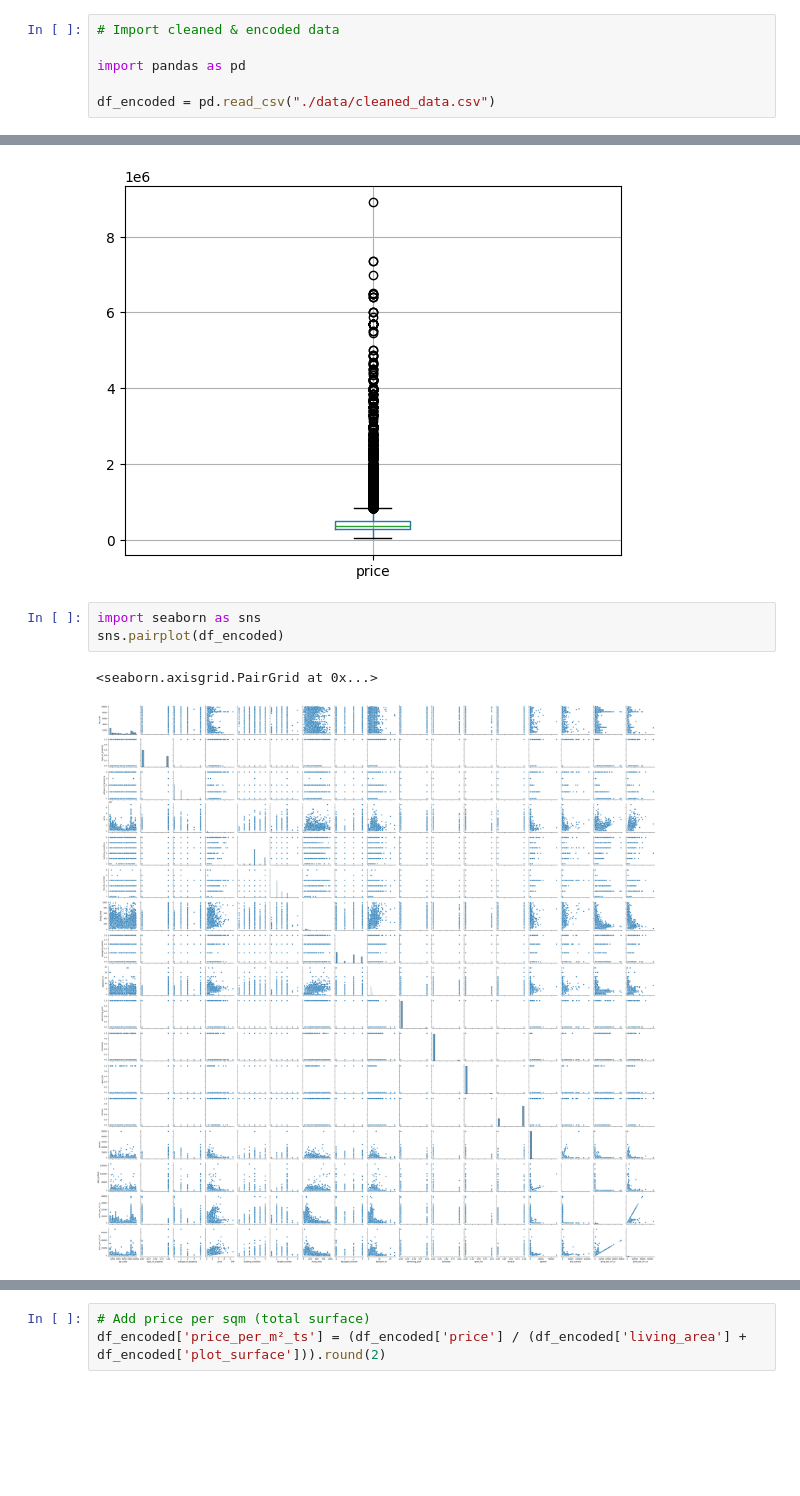
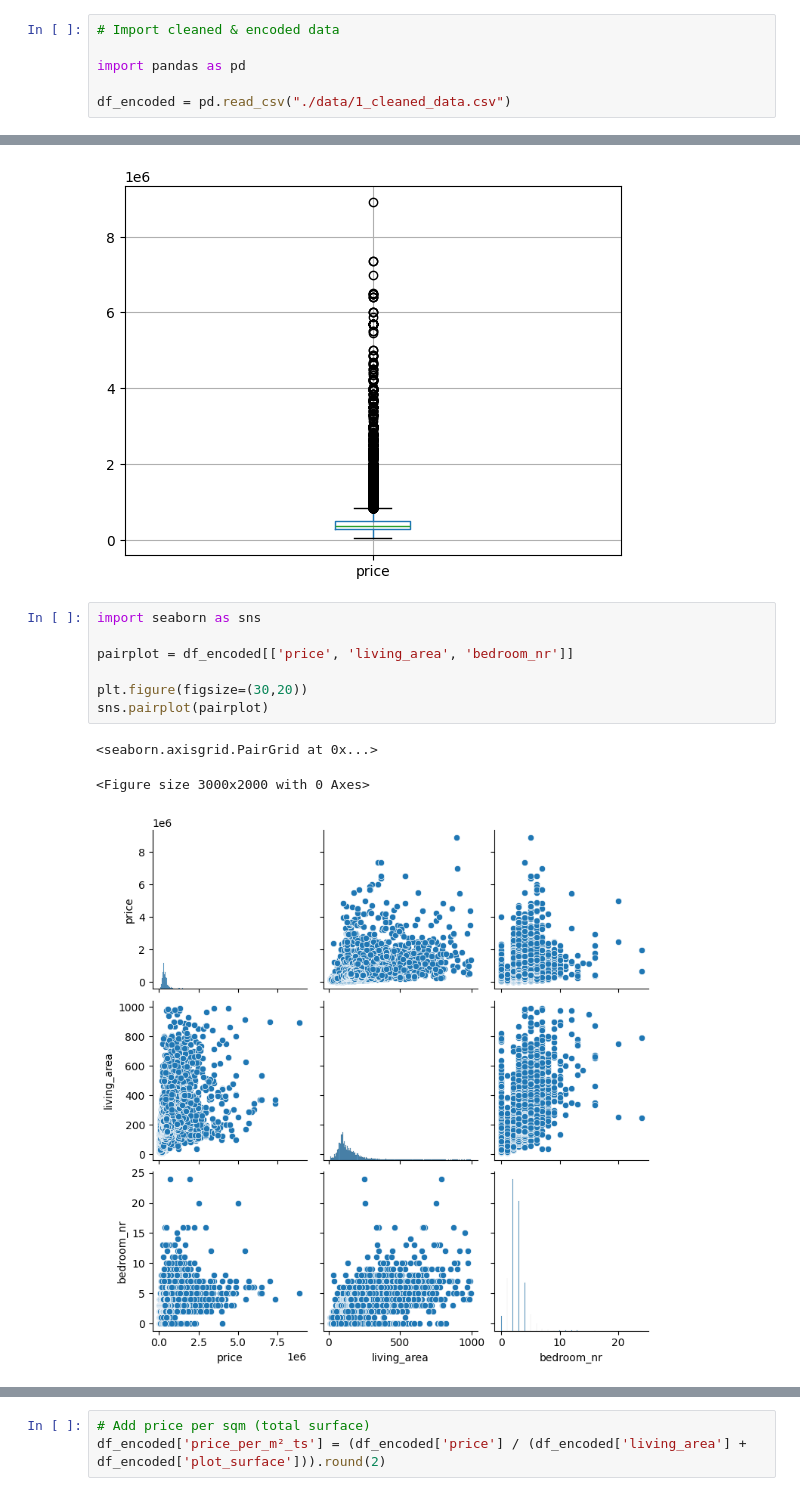
Before and after one commit to Miriam-Stoehr/challenge-regression, a Jupyter notebook: 2-feature-engineering.ipynb, the cells around one changed output, grey strips where cells are left out. Cells and saved outputs as stored; diff of their text form; blank space fills up the shorter version.

```diff
--- a/2-feature-engineering.ipynb
+++ b/2-feature-engineering.ipynb
@@ -7,7 +7,7 @@
 
 import pandas as pd
 
-df_encoded = pd.read_csv("./data/cleaned_data.csv")
+df_encoded = pd.read_csv("./data/1_cleaned_data.csv")
 # %%
 df_encoded.columns
 # %% [output]
@@ -55,7 +55,12 @@ plt.show()
 [figure]
 # %%
 import seaborn as sns
-sns.pairplot(df_encoded)
+
+pairplot = df_encoded[['price', 'living_area', 'bedroom_nr']]
+
+plt.figure(figsize=(30,20))
+sns.pairplot(pairplot)
 # %% [output]
 <seaborn.axisgrid.PairGrid at 0x...>
+<Figure size 3000x2000 with 0 Axes>
-[figure, old version]
+[figure, new version]
```
Also changed, not shown: parts of 21 cells of this notebook, 8 other files.
